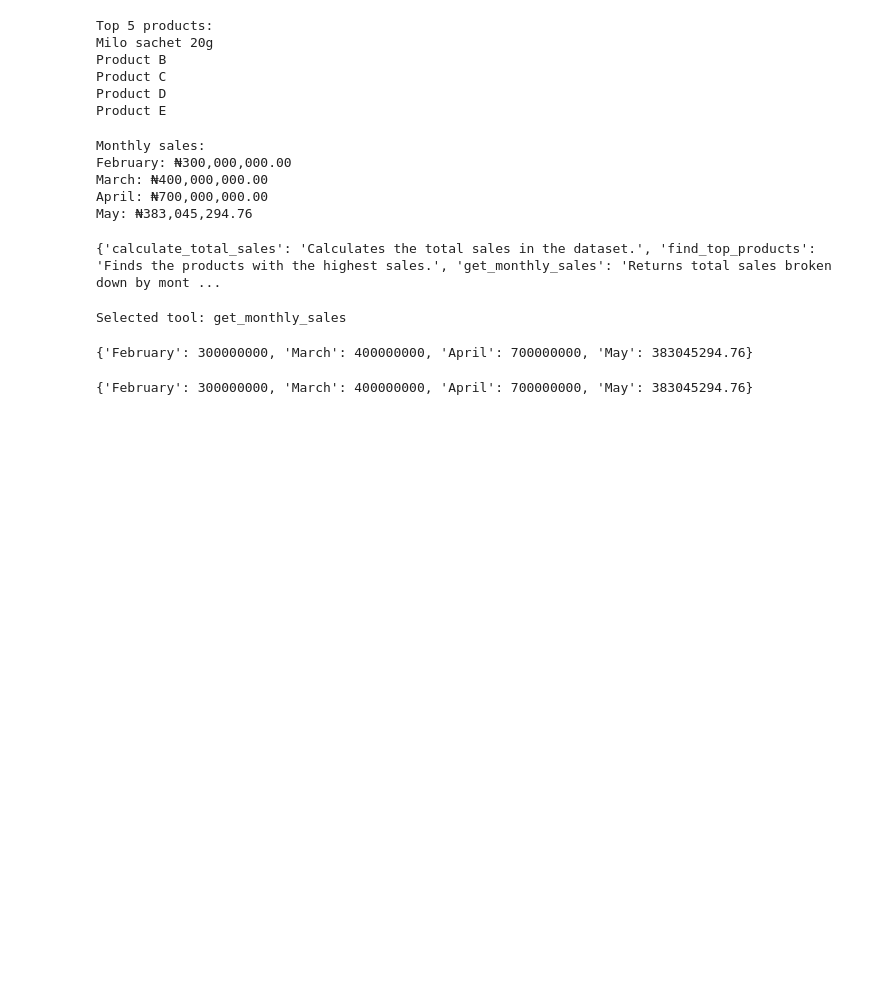
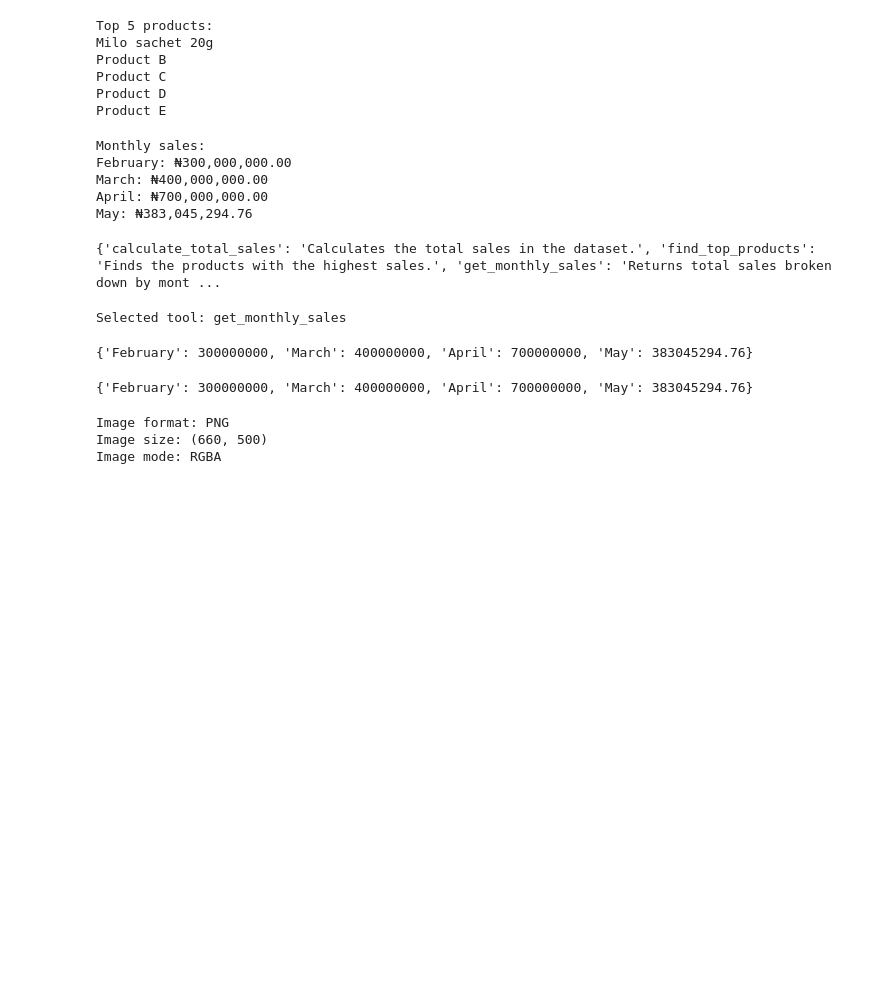
Before and after one commit to clevoisaac-del/Nigerian_Ecommerce_Sales_Analysis, a Jupyter notebook: Nigerian_Ecommerce_Sales_Analysis.ipynb, the cells around one changed output. Cells and saved outputs as stored; diff of their text form; code cells hidden in the pictures; blank space fills up the shorter version.

```diff
--- a/Nigerian_Ecommerce_Sales_Analysis.ipynb
+++ b/Nigerian_Ecommerce_Sales_Analysis.ipynb
@@ -2539,3 +2562,23 @@ def find_top_products(number=5):
     ]
 
     return products[:number]
+# %%
+from PIL import Image
+
+img = Image.open("monthly_sales_trend.png")
+
+print("Image format:", img.format)
+print("Image size:", img.size)
+print("Image mode:", img.mode)
+# %% [output]
+Image format: PNG
+Image size: (660, 500)
+Image mode: RGBA
+# %%
+from IPython.display import display
+from PIL import Image
+
+img = Image.open("monthly_sales_trend.png")
+display(img)
+# %% [output]
+[figure, added]
```
Also changed, not shown: parts of 6 cells of this notebook.
